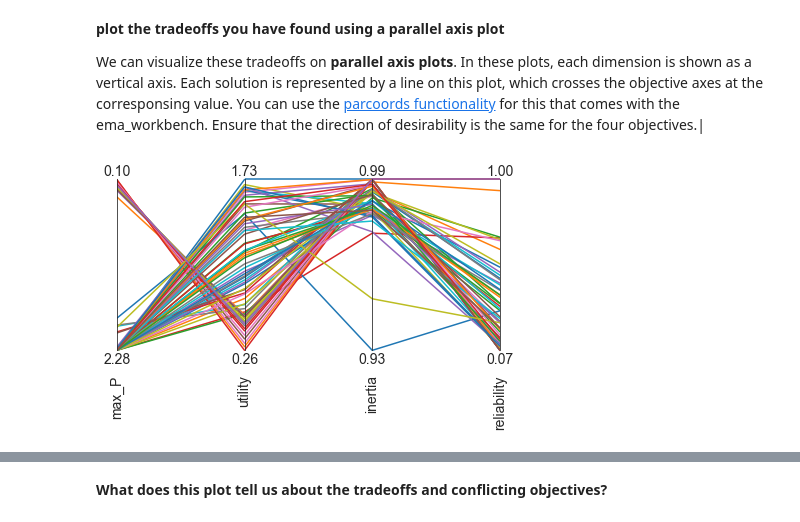
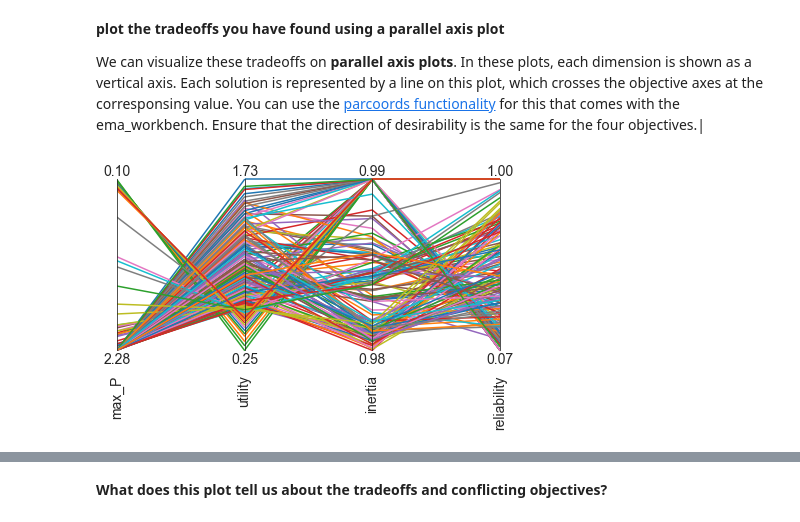
Before and after one commit to tamarvooijs/MBDM, a Jupyter notebook: Week 5-6 - robustness and direct search/assignment 8 - MORDM.ipynb, the cells around one changed output, grey strips where cells are left out. Drawn from its saved outputs; the diff is of its cells as text; code cells hidden in the pictures.

```diff
--- a/Week 5-6 - robustness and direct search/assignment 8 - MORDM.ipynb
+++ b/Week 5-6 - robustness and direct search/assignment 8 - MORDM.ipynb
@@ -118,6 +118,8 @@ Take the model interface developed in the previous step and use the optimization
 ema_logging.log_to_stderr(ema_logging.INFO)
 
 with MultiprocessingEvaluator(model) as evaluator:
-    results = evaluator.optimize(nfe=1000, searchover='levers',
-                                 epsilons=[0.01,]*len(model.outcomes))
+    results, convergence = evaluator.optimize(nfe=1000, searchover='levers',
+                                 epsilons=[0.01,]*len(model.outcomes),
+                                 convergence=convergence_metrics,
+                                 constraints=constraints)
 # %% [output]
@@ -130,5 +130,7 @@ with MultiprocessingEvaluator(model) as evaluator:
 # %%
 with MultiprocessingEvaluator(model) as evaluator:
-    results_e2 = evaluator.optimize(nfe=1000, searchover='levers',
-                                 epsilons=[0.1,]*len(model.outcomes))
+    results_e2, convergence_e2 = evaluator.optimize(nfe=1000, searchover='levers',
+                                 epsilons=[0.1,]*len(model.outcomes),
+                                 convergence=convergence_metrics,
+                                 constraints=constraints)
 # %% [output]
@@ -141,8 +141,2 @@ with MultiprocessingEvaluator(model) as evaluator:
 # %% [markdown]
 Using higher epsilon values has led to fewer solutions. This is as expected, since higher epsilon values coarsen the grid in which the euclidian distances are calculated. Coarsening the grid leads to a lower number of cells, which then leads to a lower number of optimal euclidian distances that are stored.
-# %%
-with MultiprocessingEvaluator(model) as evaluator:
-    results_nfe, convergence = evaluator.optimize(nfe=1000, searchover='levers',
-                                    epsilons=[0.1,]*len(model.outcomes),
-                                    convergence=convergence_metrics,
-                                    constraints=constraints)
@@ -210,14 +209,14 @@ You see in the second plot that after around 4500 function evaluations the hyper
 
 We can visualize these tradeoffs on **parallel axis plots**. In these plots, each dimension is shown as a vertical axis. Each solution is represented by a line on this plot, which crosses the objective axes at the corresponsing value. You can use the [parcoords functionality](https://emaworkbench.readthedocs.io/en/latest/ema_documentation/analysis/parcoords.html) for this that comes with the ema_workbench. Ensure that the direction of desirability is the same for the four objectives.|
 # %%
-outcomes = results.loc[:, ['max_P', 'utility', 'inertia', 'reliability']]
+outcomes = results_nfe2.loc[:, ['max_P', 'utility', 'inertia', 'reliability']]
 
 limits = parcoords.get_limits(outcomes)
 axes = parcoords.ParallelAxes(limits)
 axes.plot(outcomes)
 
 # we invert this axis so direction of desirability is the same
 axes.invert_axis('max_P')
 plt.show()
 # %% [output]
-[figure, old version]
+[figure, new version]
```
Also changed, not shown: parts of 66 cells of this notebook.
